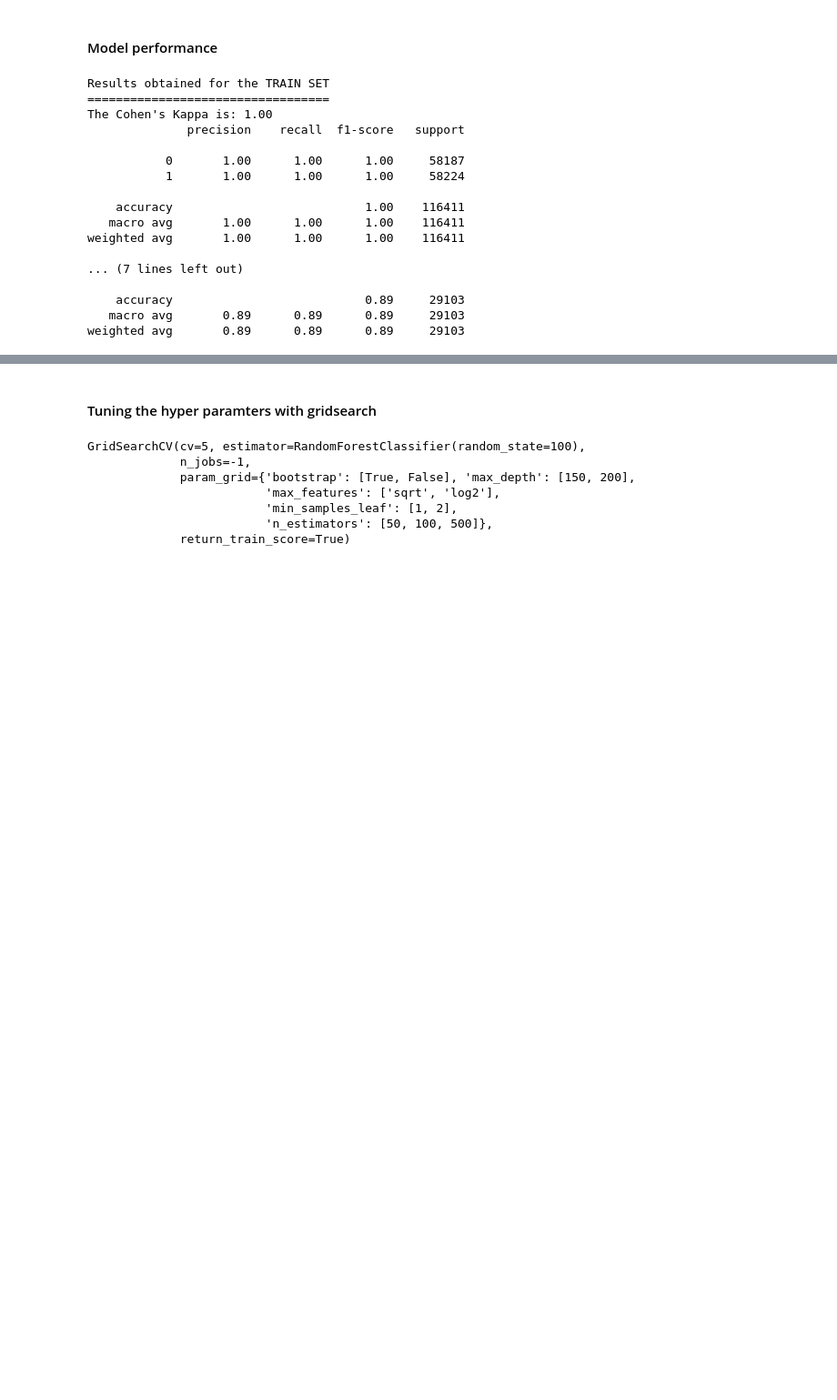
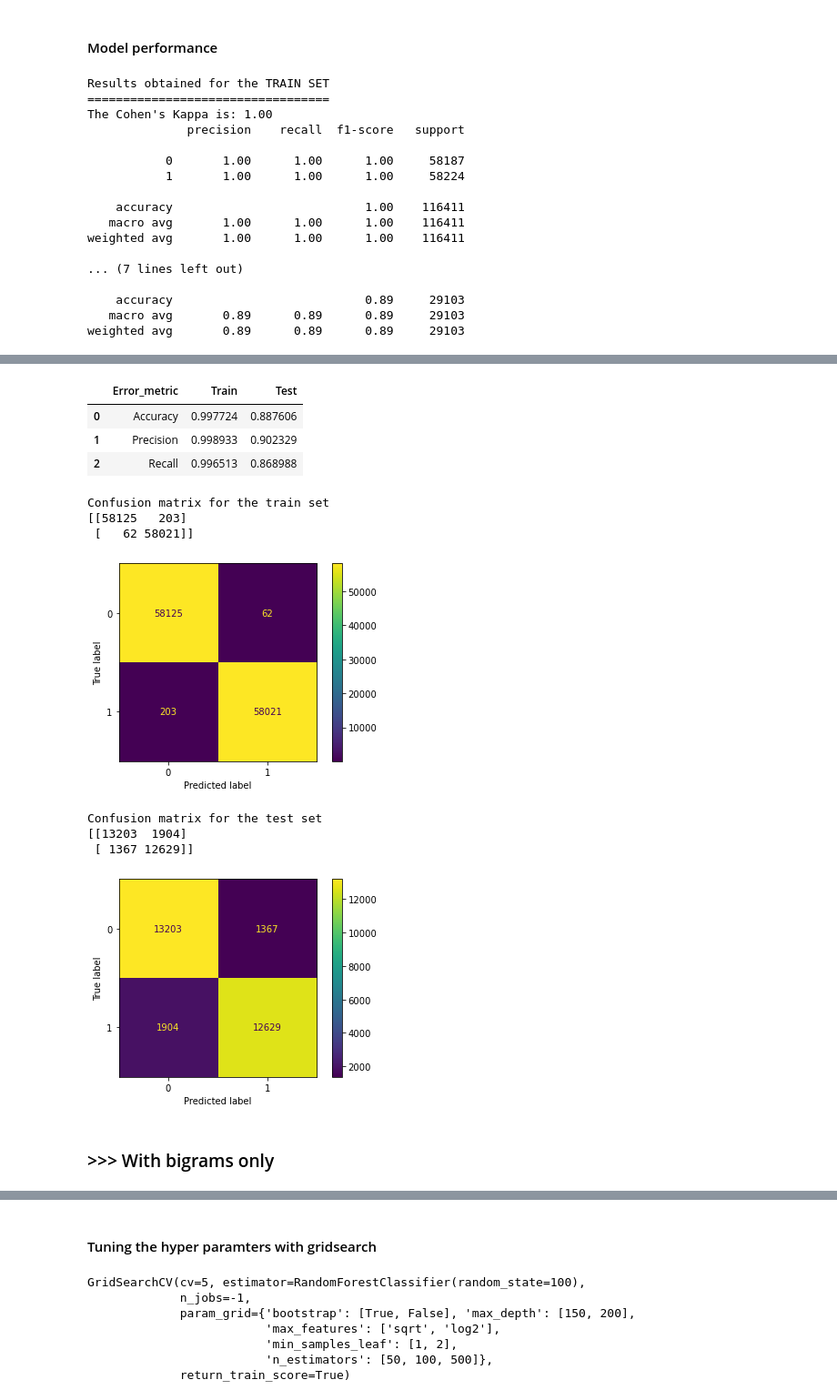
Before and after one commit to OdeliaAhdout/Drug-dataset, a Jupyter notebook: drugs_notebook.ipynb, the cells around one changed output, grey strips where cells are left out. Shown at 91% size. Saved outputs shown, nothing was run; the diff lists cells and outputs as text; code cells hidden in the pictures; blank space fills up the shorter version.

```diff
--- a/drugs_notebook.ipynb
+++ b/drugs_notebook.ipynb
@@ -2133,15 +2161,15 @@ scipy.sparse.csr.csr_matrix
 # %% [markdown]
 #### Generating the model
 # %%
-rf = RandomForestClassifier(max_depth=200, n_estimators=50)
+rf3 = RandomForestClassifier(max_depth=200, n_estimators=50)
 
 y_TF_train2 = y_TF_train2.astype('int')
 y_TF_test2  = y_TF_test2.astype('int')
 
-rf.fit(X_TF_train2, y_TF_train2)
+rf3.fit(X_TF_train2, y_TF_train2)
 
-y_TF_train_pred_rf2 = rf.predict(X_TF_train2)
-y_TF_test_pred_rf2  = rf.predict(X_TF_test2)
+y_TF_train_pred_rf2 = rf3.predict(X_TF_train2)
+y_TF_test_pred_rf2  = rf3.predict(X_TF_test2)
 # %% [markdown]
 #### Model performance
 # %%
@@ -2208,0 +2197,42 @@ Confusion matrix for the test set
+# %%
+from sklearn.metrics import confusion_matrix
+from sklearn.metrics import accuracy_score, precision_score, recall_score, confusion_matrix
+from sklearn.metrics import plot_confusion_matrix
+
+performance_df_best = pd.DataFrame({'Error_metric': ['Accuracy','Precision','Recall'],
+                               'Train': [accuracy_score(y_TF_train2, y_TF_train_pred_rf2),
+                                         precision_score(y_TF_train2, y_TF_train_pred_rf2),
+                                         recall_score(y_TF_train2, y_TF_train_pred_rf2)],
+                               'Test': [accuracy_score(y_TF_test2, y_TF_test_pred_rf2),
+                                        precision_score(y_TF_test2, y_TF_test_pred_rf2),
+                                        recall_score(y_TF_test2, y_TF_test_pred_rf2)]})
+
+display(performance_df_best)
+
+print("Confusion matrix for the train set")
+print(confusion_matrix(y_TF_train2,y_TF_train_pred_rf2).T)
+plot_confusion_matrix(rf3, X_TF_train2, y_TF_train2, values_format = 'd')
+plt.show()
+
+print()
+print()
+
+print("Confusion matrix for the test set")
+print(confusion_matrix(y_TF_test2,y_TF_test_pred_rf2).T)
+plot_confusion_matrix(rf3, X_TF_test2,y_TF_test2, values_format = 'd')
+plt.show()
+# %% [output]
+|  | Error_metric | Train | Test |
+| 0 | Accuracy | 0.997724 | 0.887606 |
+| 1 | Precision | 0.998933 | 0.902329 |
+| 2 | Recall | 0.996513 | 0.868988 |
+Confusion matrix for the train set
+[[58125   203]
+ [   62 58021]]
+[figure, added]
+Confusion matrix for the test set
+[[13203  1904]
+ [ 1367 12629]]
+[figure, added]
+# %% [markdown]
+### >>> With bigrams only
```
Also changed, not shown: parts of 63 cells of this notebook.
